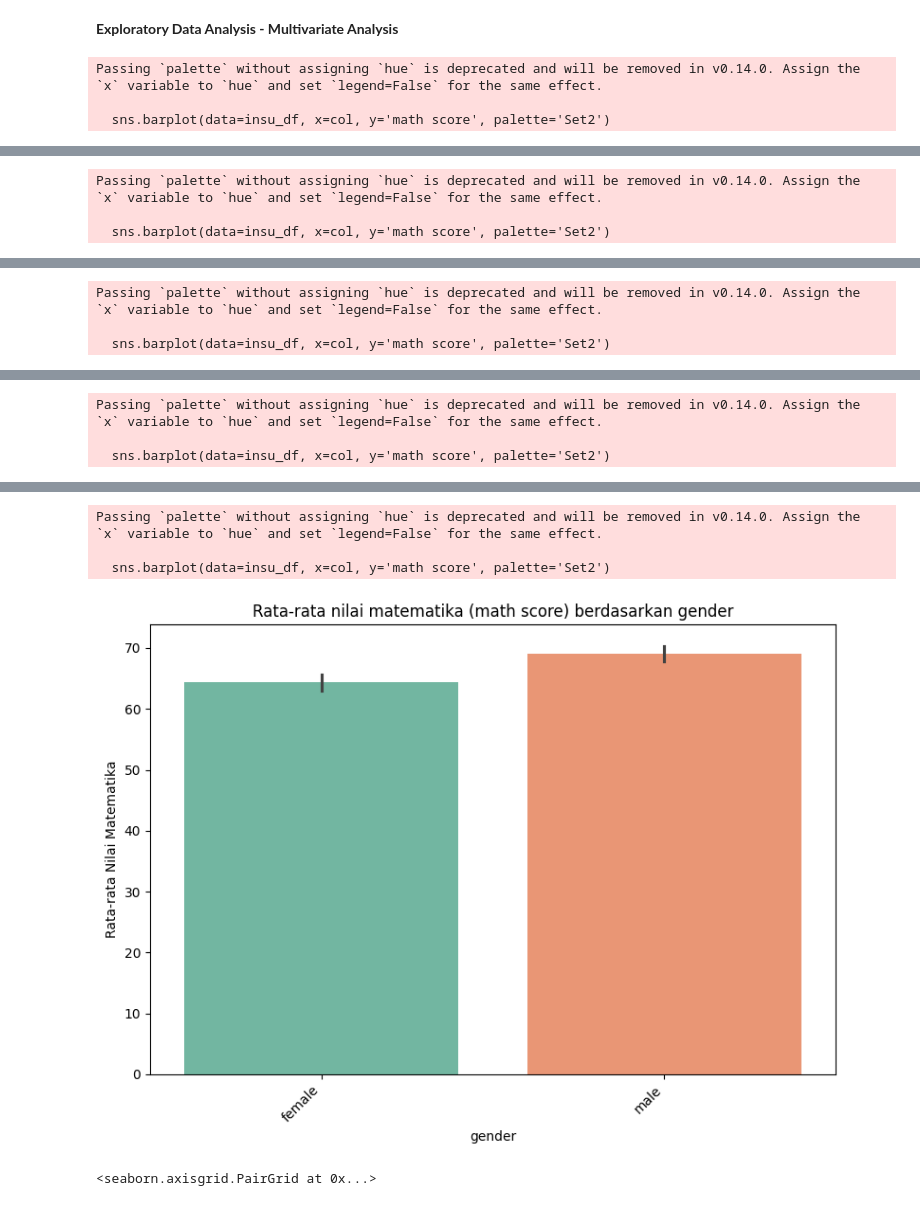
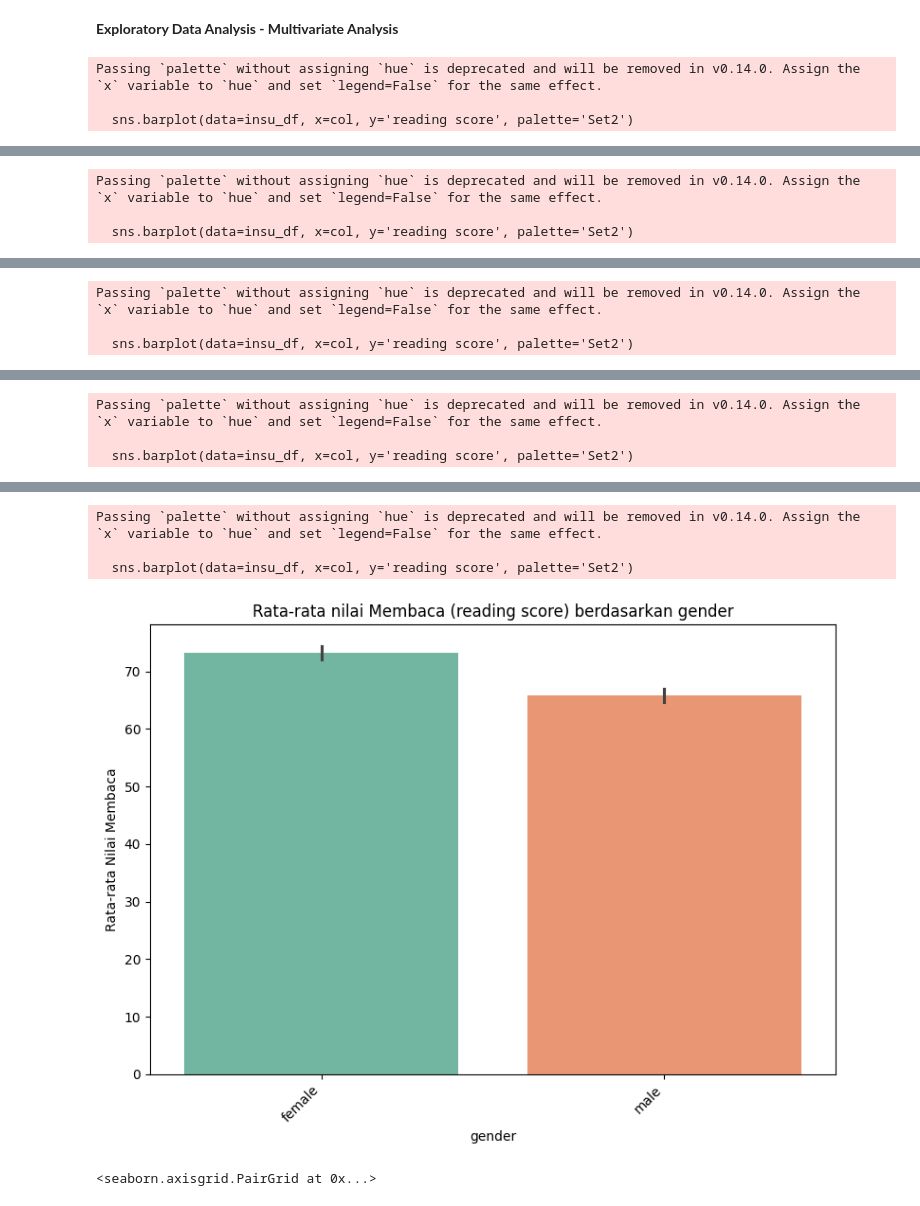
Before and after one commit to Merri135/Mechine-Learning-Terapan, a Jupyter notebook: Mechine_Learning_Terapan_Merri_Putri_.ipynb, the cells around one changed output, grey strips where cells are left out. Cells and saved outputs as stored; diff of their text form; code cells hidden in the pictures.

```diff
--- a/Mechine_Learning_Terapan_Merri_Putri_.ipynb
+++ b/Mechine_Learning_Terapan_Merri_Putri_.ipynb
@@ -301,17 +302,17 @@ plt.show()
 # %% [markdown]
  **Exploratory Data Analysis - Multivariate Analysis**
 # %%
-# Boxplot kolom math score terhadap fitur kategori
+# Boxplot kolom reading score terhadap fitur kategori
 for col in cat_features:
     plt.figure(figsize=(8, 6))  # Ukuran figure yang lebih proporsional
-    sns.barplot(data=insu_df, x=col, y='math score', palette='Set2')
-    plt.title(f'Rata-rata nilai matematika (math score) berdasarkan {col}')
+    sns.barplot(data=insu_df, x=col, y='reading score', palette='Set2')
+    plt.title(f'Rata-rata nilai Membaca (reading score) berdasarkan {col}')
     plt.xlabel(col)
-    plt.ylabel('Rata-rata Nilai Matematika')  # Perbaikan label sumbu y
+    plt.ylabel('Rata-rata Nilai Membaca')  # Perbaikan label sumbu y
     plt.xticks(rotation=45, ha='right')  # Rotasi label sumbu x agar lebih mudah dibaca
     plt.tight_layout()
     plt.show()
 # %% [output]
 Passing `palette` without assigning `hue` is deprecated and will be removed in v0.14.0. Assign the `x` variable to `hue` and set `legend=False` for the same effect.
 
-  sns.barplot(data=insu_df, x=col, y='math score', palette='Set2')
+  sns.barplot(data=insu_df, x=col, y='reading score', palette='Set2')
@@ -319,3 +320,3 @@ Passing `palette` without assigning `hue` is deprecated and will be removed in v
 Passing `palette` without assigning `hue` is deprecated and will be removed in v0.14.0. Assign the `x` variable to `hue` and set `legend=False` for the same effect.
 
-  sns.barplot(data=insu_df, x=col, y='math score', palette='Set2')
+  sns.barplot(data=insu_df, x=col, y='reading score', palette='Set2')
@@ -323,3 +324,3 @@ Passing `palette` without assigning `hue` is deprecated and will be removed in v
 Passing `palette` without assigning `hue` is deprecated and will be removed in v0.14.0. Assign the `x` variable to `hue` and set `legend=False` for the same effect.
 
-  sns.barplot(data=insu_df, x=col, y='math score', palette='Set2')
+  sns.barplot(data=insu_df, x=col, y='reading score', palette='Set2')
@@ -327,3 +328,3 @@ Passing `palette` without assigning `hue` is deprecated and will be removed in v
 Passing `palette` without assigning `hue` is deprecated and will be removed in v0.14.0. Assign the `x` variable to `hue` and set `legend=False` for the same effect.
 
-  sns.barplot(data=insu_df, x=col, y='math score', palette='Set2')
+  sns.barplot(data=insu_df, x=col, y='reading score', palette='Set2')
@@ -331,7 +332,7 @@ Passing `palette` without assigning `hue` is deprecated and will be removed in v
 Passing `palette` without assigning `hue` is deprecated and will be removed in v0.14.0. Assign the `x` variable to `hue` and set `legend=False` for the same effect.
 
-  sns.barplot(data=insu_df, x=col, y='math score', palette='Set2')
+  sns.barplot(data=insu_df, x=col, y='reading score', palette='Set2')
-[figure, old version]
+[figure, new version]
 # %%
 # Mengamati hubungan antar fitur numerik dengan fungsi pairplot()
 sns.pairplot(insu_df, diag_kind = 'kde')
```
Also changed, not shown: parts of 16 cells of this notebook.
